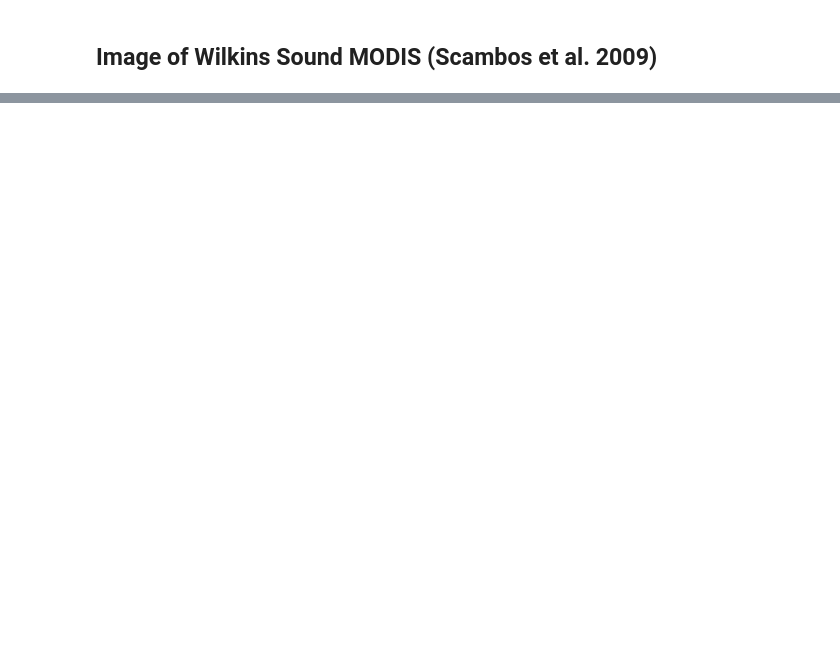
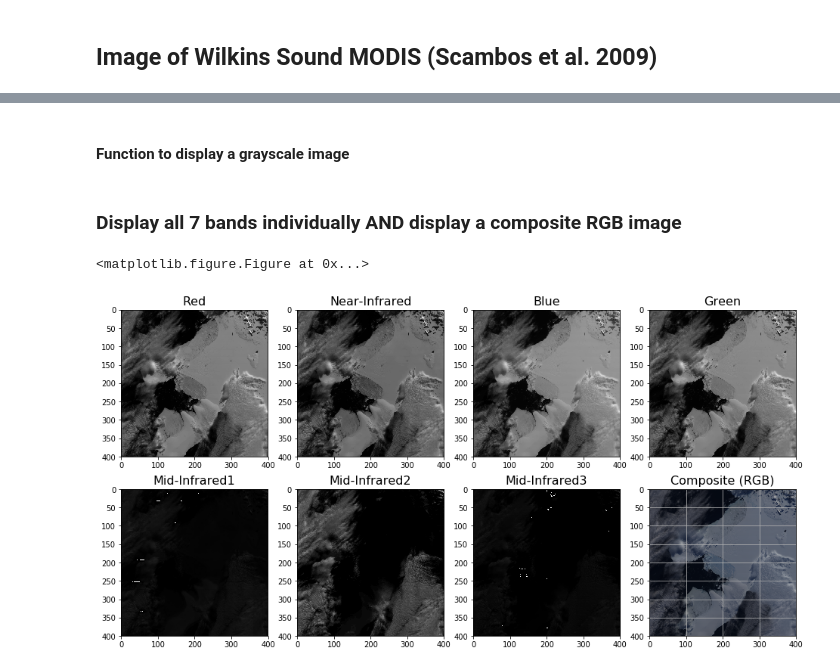
Before and after one commit to moonlimb/sio236-remote-sensing, a Jupyter notebook: lab6/Limb_Moon_lab6.ipynb, the cells around one changed output, grey strips where cells are left out. Saved outputs shown, nothing was run; the diff lists cells and outputs as text; code cells hidden in the pictures; blank space fills up the shorter version.

```diff
--- a/lab6/Limb_Moon_lab6.ipynb
+++ b/lab6/Limb_Moon_lab6.ipynb
@@ -23,0 +72,49 @@ NOTE: RGB image will be used to identify pixels for the training set
+# %%
+red = bands['red']['data']
+green = bands['green']['data']
+blue = bands['blue']['data']
+
+rgb_image = Image.fromarray(np.stack([red, green, blue], axis=2), mode='RGB')
+# %% [markdown]
+#### Function to display a grayscale image
+# %%
+# reusing function from Lab5
+def plot_band_graysc(_plt, _subplot_num, _data, _title):
+    """ Plot the given band (data) in grayscale
+
+    data (numpy array)
+    title (string): plot title
+    """
+    _plt.subplot(_subplot_num)
+    _plt.imshow(_data, cmap=plt.cm.gray)
+
+    # label axes
+#    _plt.xlabel('X')
+#    _plt.ylabel('Y')
+    _plt.title(_title, fontsize=16)
+# %% [markdown]
+### Display all 7 bands individually AND display a composite RGB image
+# %%
+plt.close()
+plt.figure(figsize=(16, 8))
+# %% [output]
+<matplotlib.figure.Figure at 0x...>
+# %%
+# list of subplot numbers
+ls_subplots = xrange(241, 248+1)
+# %%
+# unpacks bands
+# i -> index #, should range from [0, len(bands)-1], which is [0, 7]
+#       will be used to access axes
+# _ -> band key names (ex.'red', 'nif'); unnamed b/c that will not be used here
+# band -> dictionary defined above, containg these keys: 'source', 'data', 'title'
+
+for i, [_, band] in enumerate(bands.iteritems()):
+    plot_band_graysc(plt, ls_subplots[i], band['data'], band['title'])
+
+# Add RGB image
+plot_band_graysc(plt, ls_subplots[-1], rgb_image, 'Composite (RGB)')
+plt.grid()
+plt.show()
+# %% [output]
+[figure, added]
```
Also changed, not shown: parts of 23 cells of this notebook.
